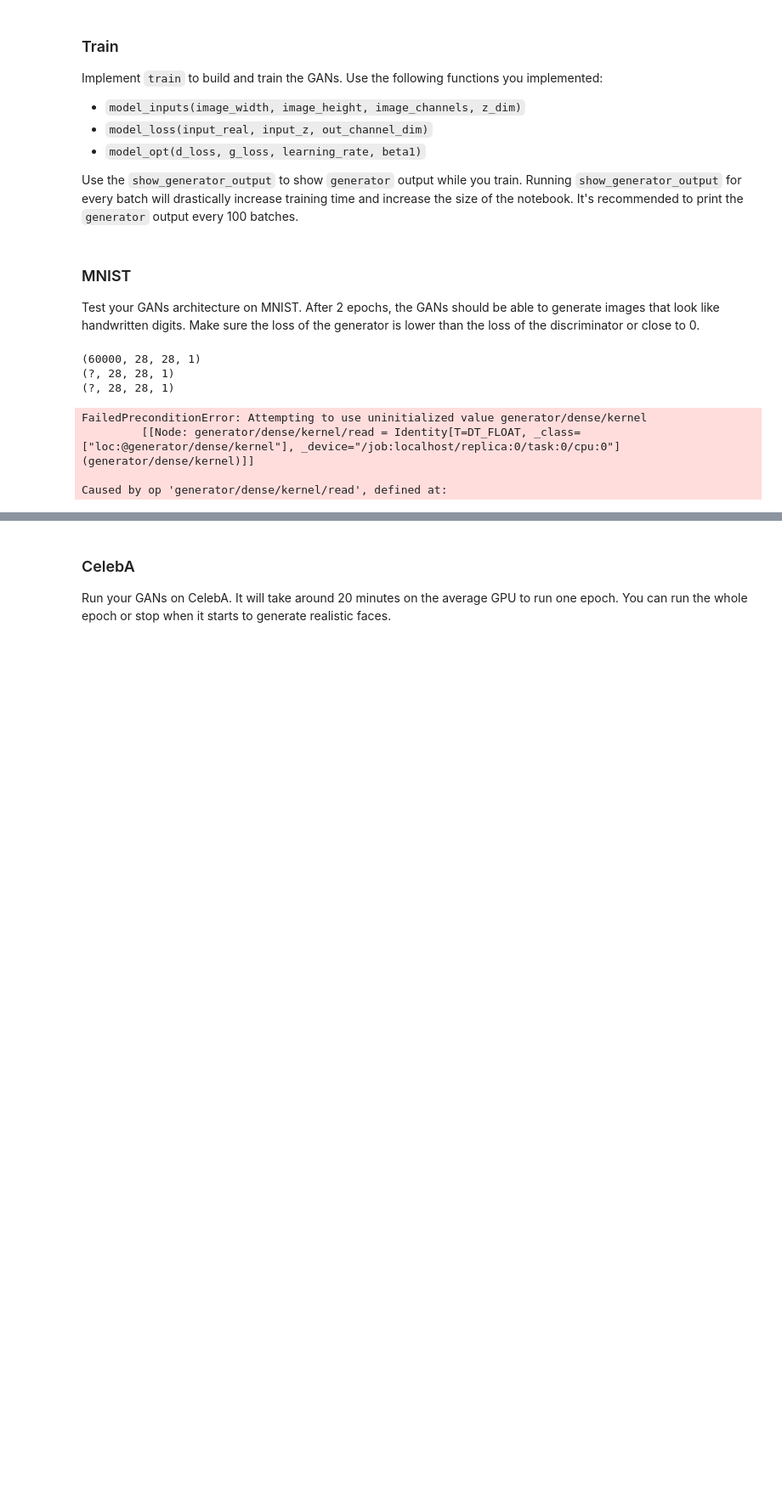
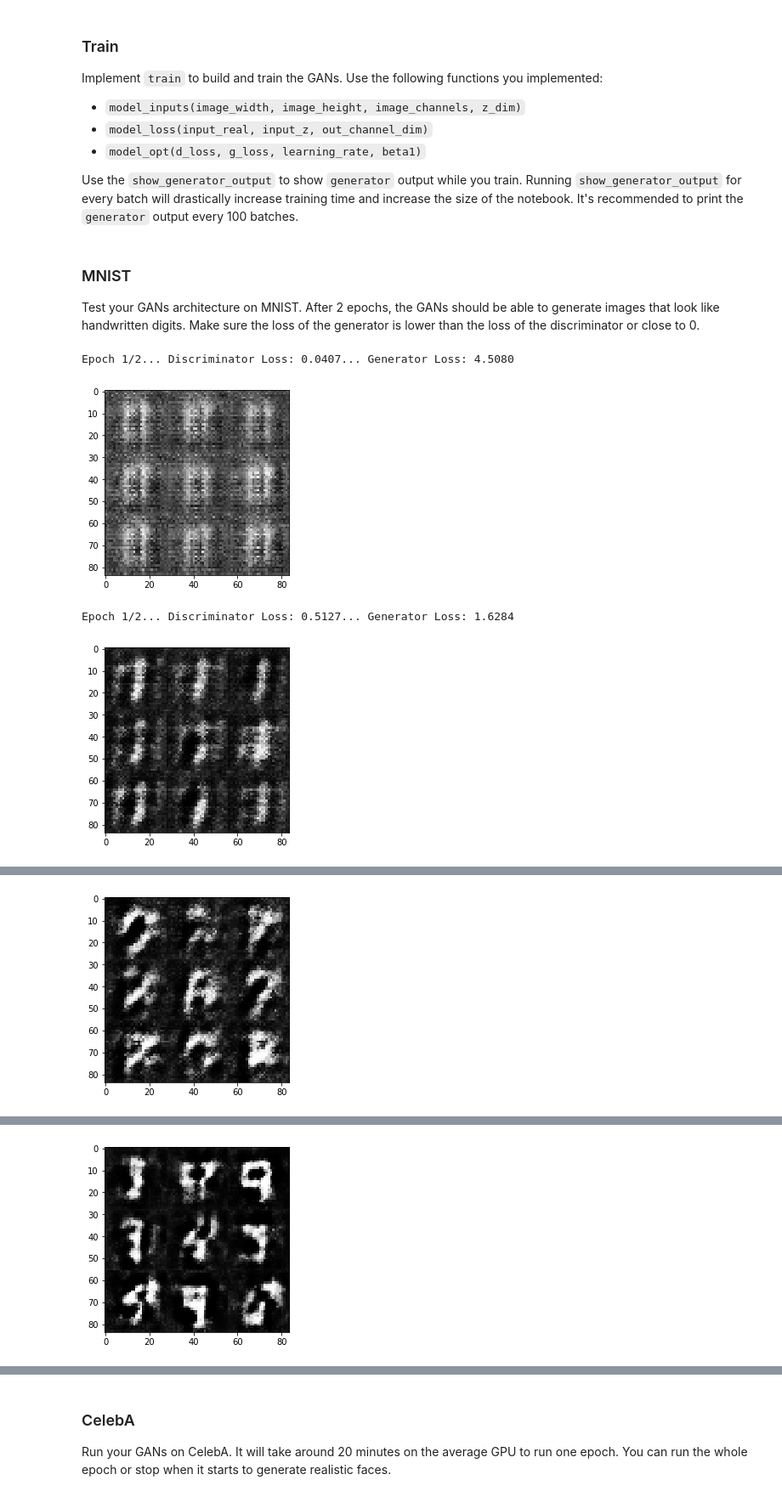
Before and after one commit to hoshir/deep-learning, a Jupyter notebook: face_generation/dlnd_face_generation.ipynb, the cells around one changed output, grey strips where cells are left out. Shown at 85% size. Drawn from its saved outputs; the diff is of its cells as text; code cells hidden in the pictures; blank space fills up the shorter version.

```diff
--- a/face_generation/dlnd_face_generation.ipynb
+++ b/face_generation/dlnd_face_generation.ipynb
@@ -117,7 +119,7 @@ def model_inputs(image_width, image_height, image_channels, z_dim):
 
     inputs_real = tf.placeholder(tf.float32, (None, image_width, image_height, image_channels), name='input_real')
     inputs_z = tf.placeholder(tf.float32, (None, z_dim), name='input_z')
-    learning_rate = tf.placeholder(tf.float32, None, name='lr')
+    learning_rate = tf.placeholder(tf.float32, name='lr')
 
     return inputs_real, inputs_z, learning_rate
 
@@ -249,8 +245,8 @@ def model_loss(input_real, input_z, out_channel_dim):
     :return: A tuple of (discriminator loss, generator loss)
     """
 
-    g_model = generator(input_z, out_channel_dim)
-    d_model_real, d_logits_real = discriminator(input_real)
+    g_model = generator(input_z, out_channel_dim, is_train=True)
+    d_model_real, d_logits_real = discriminator(input_real, reuse=False)
     d_model_fake, d_logits_fake = discriminator(g_model, reuse=True)
 
     d_loss_real = tf.reduce_mean(
@@ -356,76 +350,62 @@ def train(epoch_count, batch_size, z_dim, learning_rate, beta1, get_batches, dat
     :param data_shape: Shape of the data
     :param data_image_mode: The image mode to use for images ("RGB" or "L")
     """
-#     saver = tf.train.Saver()
-#     sample_z = np.random.uniform(-1, 1, size=(72, z_size))
-
-#     samples, losses = [], []
     steps = 0
     out_channel_dim = 100
 
-    print(data_shape)
+    input_real, input_z, lr = model_inputs(*data_shape[1:], z_dim)
+    d_loss, g_loss = model_loss(input_real, input_z, data_shape[3])
+    d_opt, g_opt = model_opt(d_loss, g_loss, lr, beta1)
+
+
     with tf.Session() as sess:
         sess.run(tf.global_variables_initializer())
-
-        input_real, input_z, learn_rate = model_inputs(*data_shape[1:], z_dim)
-        d_loss, g_loss = model_loss(input_real, input_z, data_shape[3])
-        d_opt, g_opt = model_opt(d_loss, g_loss, learning_rate, beta1)
 
         for epoch_i in range(epoch_count):
             for batch_images in get_batches(batch_size):
                 steps += 1
 
+                batch_images = batch_images * 2
+
                 # Sample random noise for G
                 batch_z = np.random.uniform(-1, 1, size=(batch_size, z_dim))
 
                 # Run optimizers
-                _ = sess.run(d_opt, feed_dict={input_real: batch_images, input_z: batch_z})
-                _ = sess.run(g_opt, feed_dict={input_z: batch_z, input_real: batch_images})
+                _ = sess.run(d_opt, feed_dict={input_real: batch_images, input_z: batch_z, lr: learning_rate})
+                _ = sess.run(g_opt, feed_dict={input_z: batch_z, input_real: batch_images, lr: learning_rate})
 
                 if steps % 100 == 0:
                     # At the end of each epoch, get the losses and print them out
                     train_loss_d = d_loss.eval({input_z: batch_z, input_real: batch_images})
                     train_loss_g = g_loss.eval({input_z: batch_z})
 
-                    print("Epoch {}/{}...".format(e+1, epochs),
+                    print("Epoch {}/{}...".format(epoch_i+1, epochs),
                           "Discriminator Loss: {:.4f}...".format(train_loss_d),
                           "Generator Loss: {:.4f}".format(train_loss_g))
-                    # Save losses to view after training
-                    losses.append((train_loss_d, train_loss_g))
 
-#                 if steps % 100 == 0:
-#                     show_generator_output(sess, 6, input_z, out_channel_dim, data_image_mode)
-
-#         saver.save(sess, './checkpoints/generator.ckpt')
-
-#     with open('samples.pkl', 'wb') as f:
-#         pkl.dump(samples, f)
-
-    return losses, samples
+                if steps % 100 == 0:
+                    show_generator_output(sess, 6, input_z, data_shape[3], data_image_mode)
 # %% [markdown]
 ### MNIST
 Test your GANs architecture on MNIST.  After 2 epochs, the GANs should be able to generate images that look like handwritten digits.  Make sure the loss of the generator is lower than the loss of the discriminator or close to 0.
 # %%
-batch_size = 20
+batch_size = 64
 z_dim = 100
 learning_rate = 0.0002
 beta1 = 0.5
 
 
 """
 DON'T MODIFY ANYTHING IN THIS CELL THAT IS BELOW THIS LINE
 """
 epochs = 2
 
 mnist_dataset = helper.Dataset('mnist', glob(os.path.join(data_dir, 'mnist/*.jpg')))
 with tf.Graph().as_default():
     train(epochs, batch_size, z_dim, learning_rate, beta1, mnist_dataset.get_batches,
           mnist_dataset.shape, mnist_dataset.image_mode)
 # %% [output]
-(60000, 28, 28, 1)
-(?, 28, 28, 1)
-(?, 28, 28, 1)
+Epoch 1/2... Discriminator Loss: 0.0407... Generator Loss: 4.5080
+[figure, added]
-FailedPreconditionError: Attempting to use uninitialized value generator/dense/kernel
-         [[Node: generator/dense/kernel/read = Identity[T=DT_FLOAT, _class=["loc:@generator/dense/kernel"], _device="/job:localhost/replica:0/task:0/cpu:0"](generator/dense/kernel)]]
-
-Caused by op 'generator/dense/kernel/read', defined at:
+Epoch 1/2... Discriminator Loss: 0.5127... Generator Loss: 1.6284
+[figure, added]
@@ -431,0 +413 @@ Caused by op 'generator/dense/kernel/read', defined at:
+[figure, added]
@@ -431,0 +415 @@ Caused by op 'generator/dense/kernel/read', defined at:
+[figure, added]
```
Also changed, not shown: parts of 10 cells of this notebook, 2 other files.
